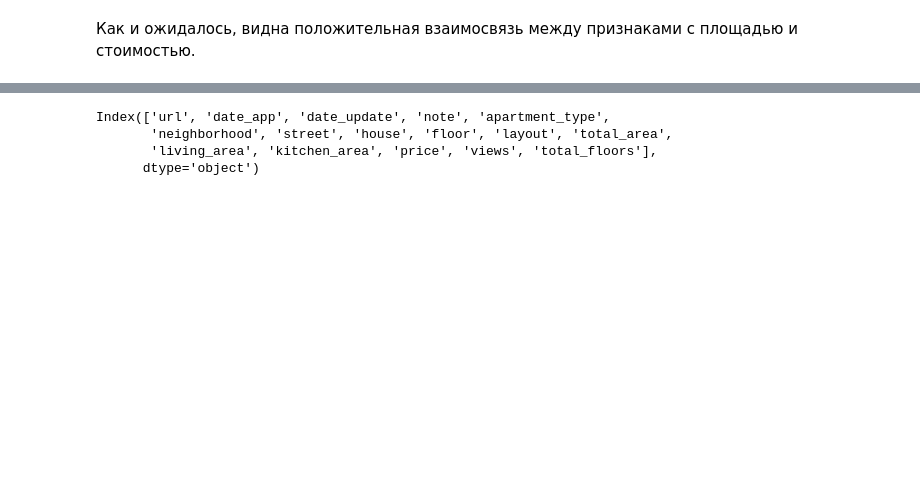
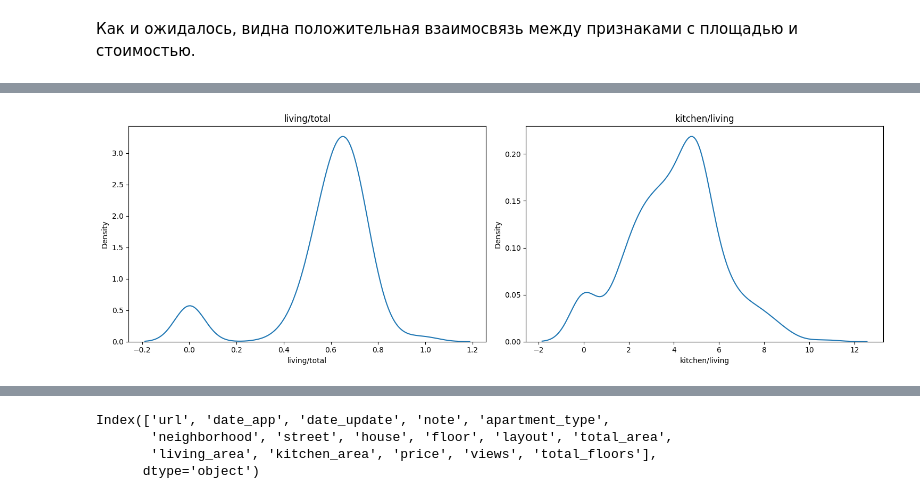
Before and after one commit to ZigangareevaS/test_belka, a Jupyter notebook: housing_price.ipynb, the cells around one changed output, grey strips where cells are left out. Saved outputs shown, nothing was run; the diff lists cells and outputs as text; code cells hidden in the pictures; blank space fills up the shorter version.

```diff
--- a/housing_price.ipynb
+++ b/housing_price.ipynb
@@ -402,0 +417,14 @@ sns.pairplot(
+# %%
+df['living/total'] = df['living_area']/df['total_area']
+df['kitchen/living'] = df['living_area']/df['kitchen_area']
+# %%
+#
+features = ['living/total', 'kitchen/living']
+fig, axes = plt.subplots(1, 2, figsize=(15, 5))
+for i in range(2):
+    sns.kdeplot(data=df, x = features[i], ax=axes[i])
+    axes[i].set_title(f'{features[i]}')
+plt.tight_layout()
+plt.show()
+# %% [output]
+[figure, added]
```
Also changed, not shown: parts of 20 cells of this notebook.
